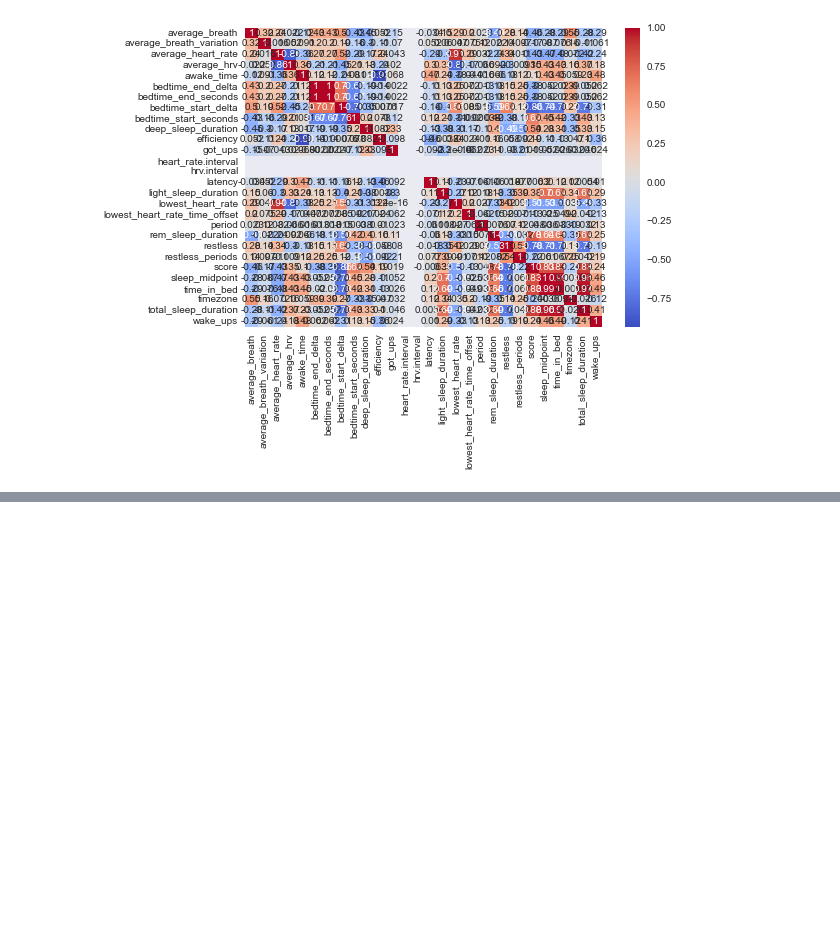
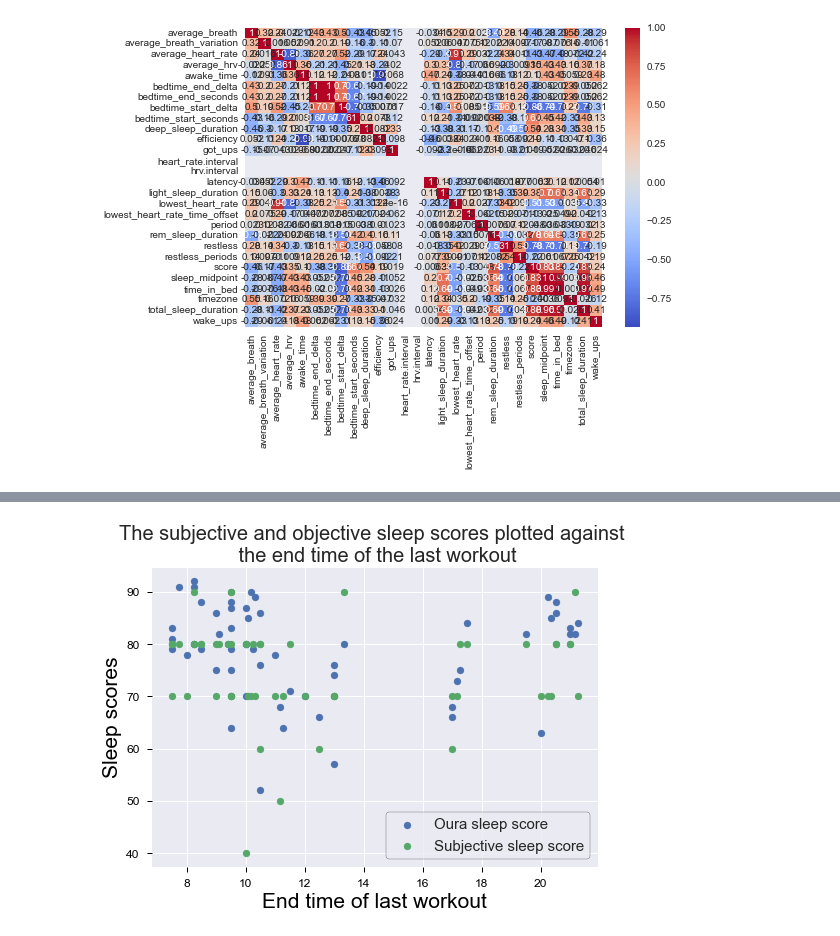
Before and after one commit to thalianajjar/internship_code, a Jupyter notebook: data_visualization.ipynb, the cells around one changed output, grey strips where cells are left out. Saved outputs shown, nothing was run; the diff lists cells and outputs as text; code cells hidden in the pictures; blank space fills up the shorter version.

```diff
--- a/data_visualization.ipynb
+++ b/data_visualization.ipynb
@@ -111,0 +152,24 @@ Name: score, dtype: float64
+# %%
+# Plot the sleep scores as a function of the end time of the last workout
+def plot_workout_times(df):
+    workout_days = df[~(pd.isna(df['workout_time']))]
+    plt.style.use("seaborn")
+    colour_axes = "black"
+
+    time_workout = plt.figure()
+    ax_workout_time = time_workout.add_subplot(111)
+    ax_workout_time.scatter(workout_days['workout_time'].values, workout_days['score'].values, label="Oura sleep score")
+    ax_workout_time.scatter(workout_days['workout_time'].values, workout_days['subjective_sleep_score'].values, label="Subjective sleep score")
+    ax_workout_time.set_xlabel("End time of last workout", fontsize=21)
+    ax_workout_time.set_ylabel("Sleep scores", fontsize=21)
+    ax_workout_time.tick_params(axis='both', colors=colour_axes, which='major', size=5, labelsize=12)
+    ax_workout_time.set_title("The subjective and objective sleep scores plotted against \n the end time of the last workout", fontsize=20)
+    ax_workout_time.yaxis.label.set_color(colour_axes)
+    ax_workout_time.xaxis.label.set_color(colour_axes)
+    ax_workout_time.legend(prop={'size': 15}, frameon=True, loc="best").get_frame().set_edgecolor('k')
+
+    plt.show()
+
+plot_workout_times(df)
+# %% [output]
+[figure, added]
```
Also changed, not shown: parts of 5 cells of this notebook.
